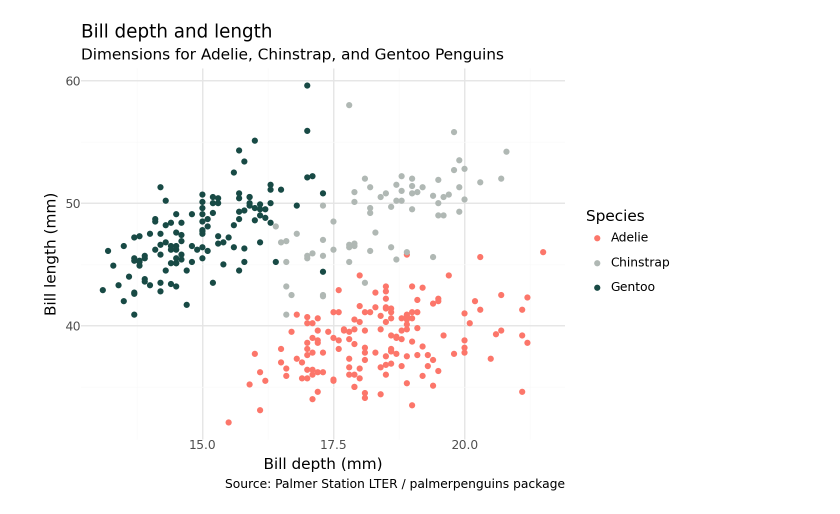
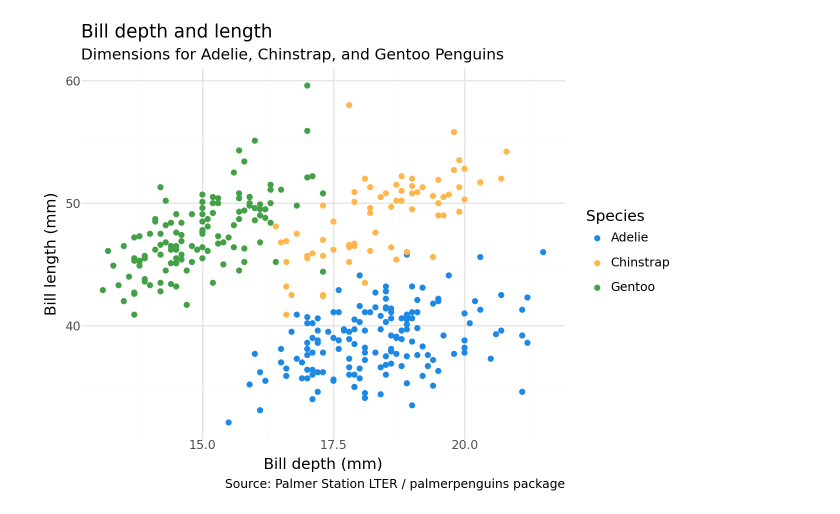
Before and after one commit to skolten27/my-blog, a Jupyter notebook: test.ipynb, the cells around one changed output. Saved outputs shown, nothing was run; the diff lists cells and outputs as text; code cells hidden in the pictures.

```diff
--- a/test.ipynb
+++ b/test.ipynb
@@ -1,35 +1,35 @@
 # %%
 from plotnine import *
 from palmerpenguins import load_penguins
 
 penguins = load_penguins()
 penguins_head = penguins.head()
 html_table = penguins_head.to_html(index=False)
 
 # Save the HTML table to a file or print it to copy-paste into your blog
 with open("penguins_table.html", "w") as f:
     f.write(html_table)
 
 plot = (ggplot(penguins,
                aes(x='bill_depth_mm',
                    y='bill_length_mm',
                    color='species'))
         + geom_point()
         + labs(
             title="Bill depth and length",
             subtitle="Dimensions for Adelie, Chinstrap, and Gentoo Penguins",
             x="Bill depth (mm)", y="Bill length (mm)",
             color="Species",
             caption="Source: Palmer Station LTER / palmerpenguins package"
         )
-        + scale_color_manual(values=['#FC766AFF', '#B0B8B4FF', '#184A45FF'])  # Custom color scheme
+        + scale_color_manual(values=['#1E88E5', '#FFB74D', '#43A047'])  # Custom color scheme
         + theme_minimal())
 
 # Display the plot (use print() in a script)
 print(plot)
-#plot.save('penguins_plot.png', width=10, height=7, dpi=400)
+plot.save('penguins_plot.png', width=10, height=7, dpi=400)
 # %% [output]
-[figure, old version]
+[figure, new version]
 # %%
 
 import seaborn as sns
```
Also changed, not shown: parts of 2 cells of this notebook, 1 other file.
